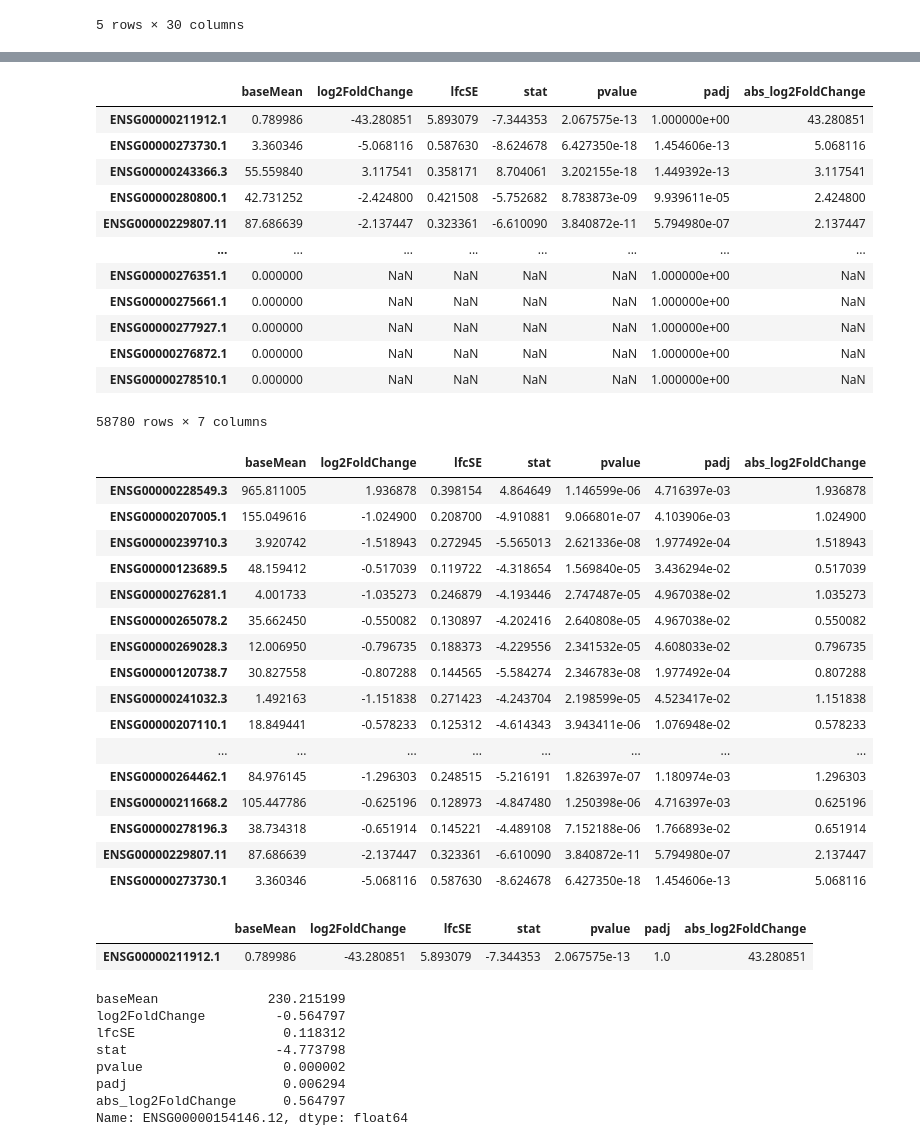
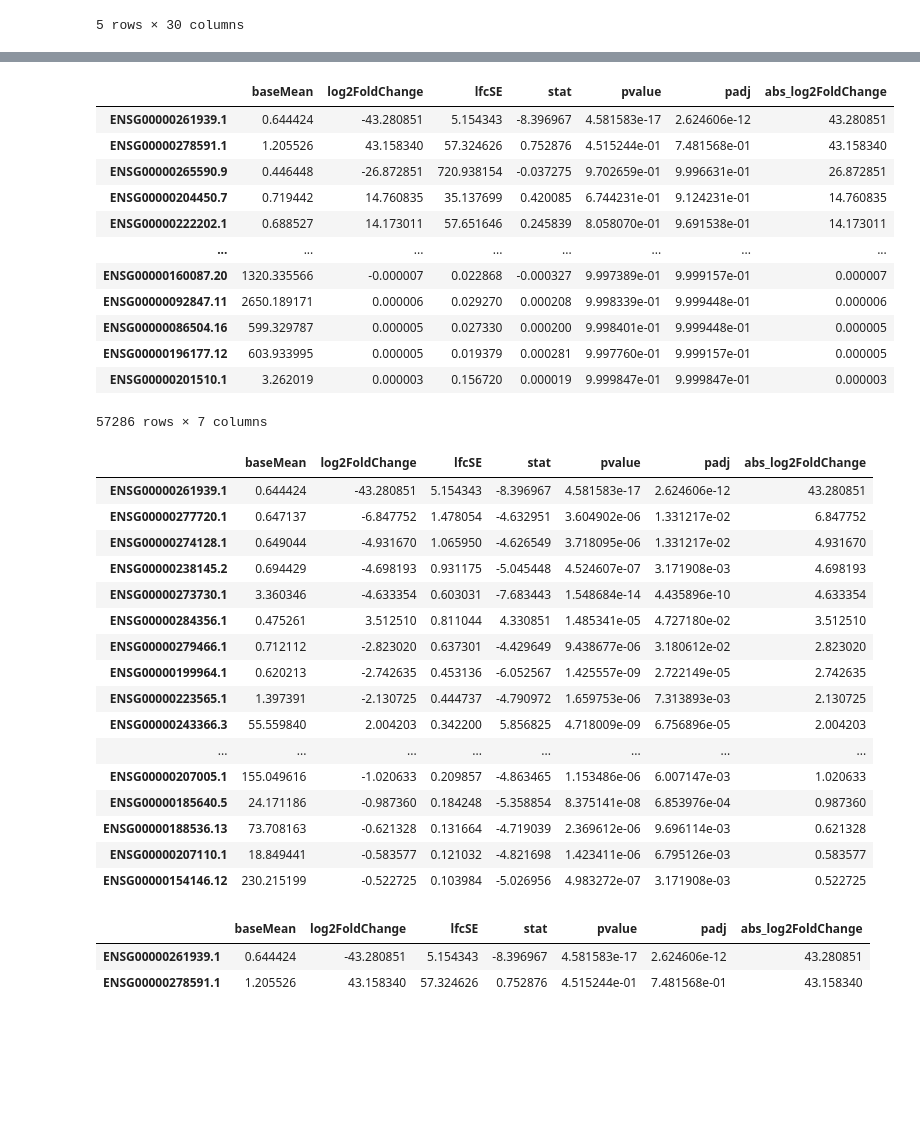
Before and after one commit to perpk/ppmi-wip, a Jupyter notebook: ppmi-wip.deg-males-control-pd-baselines.ipynb, the cells around one changed output, grey strips where cells are left out. Saved outputs shown, nothing was run; the diff lists cells and outputs as text; code cells hidden in the pictures; blank space fills up the shorter version.

```diff
--- a/ppmi-wip.deg-males-control-pd-baselines.ipynb
+++ b/ppmi-wip.deg-males-control-pd-baselines.ipynb
@@ -45,3 +45,11 @@ adata = ppmi_ad[(ppmi_ad.obs["Gender"] == "Male") &
                 (ppmi_ad.obs["Diagnosis"].isin(["PD", "Control"]))]
 # %%
 cell_props = pd.read_csv("/Users/kpax/Documents/aep/study/MSC/lab/PPMI_Project_133_RNASeq/cibersortx_metadata_df.csv", index_col=0)
+# %%
+counts_log2 = pd.DataFrame(adata.layers['counts_log2'], index=adata.obs_names, columns=adata.var_names)
+# %%
+from sklearn.feature_selection import VarianceThreshold
+selector = VarianceThreshold(threshold=0.01)
+filtered_counts = selector.fit_transform(counts_log2)
+filtered_genes = counts_log2.columns[selector.get_support()]
+filtered_genes
@@ -59,7 +78,7 @@ filtered_cell_meta.head()
 | 3174.BL.PP0015.7985.5104.SL.0027 | 0.002609 | 0.006557 | 0.0 | 0.000000 | 0.218058 | 0.128217 | ... |
 5 rows × 30 columns
 # %%
-filtered_cell_meta = filtered_cell_meta.loc[:, filtered_cell_meta.columns.isin(["Gender", "Diagnosis", "Neutrophils", "Monocytes"])] #~filtered_cell_meta.columns.isin(["P-value", "Correlation", "RMSE", "Visit", "Gender", "Genetic_Group", "Age_Group"])]
+filtered_cell_meta = filtered_cell_meta.loc[:, filtered_cell_meta.columns.isin(["Diagnosis", "Neutrophils", "Monocytes", "T cells CD4 naive", "NK cells activated", "NK cells resting", "T cells CD4 memory resting"])] #~filtered_cell_meta.columns.isin(["P-value", "Correlation", "RMSE", "Visit", "Gender", "Genetic_Group", "Age_Group"])]
 # %%
 filtered_cell_meta = filtered_cell_meta.loc[:, filtered_cell_meta.sum(axis=0) != 0]
 # %%
@@ -86,4 +111,5 @@ filtered_cell_meta.head()
 # %%
 df = adata.to_df()
+df = df.loc[:, filtered_genes]
 df.head()
 # %% [output]
@@ -158,53 +184,43 @@ deg_results['padj'] = deg_results['padj'].fillna(1)
 deg_results.sort_values(by=["abs_log2FoldChange", "padj"], ascending=[False, True])
 # %% [output]
 |  | baseMean | log2FoldChange | lfcSE | stat | pvalue | padj | abs_log2FoldChange |
-| ENSG00000211912.1 | 0.789986 | -43.280851 | 5.893079 | -7.344353 | 2.067575e-13 | 1.000000e+00 | 43.280851 |
-| ENSG00000273730.1 | 3.360346 | -5.068116 | 0.587630 | -8.624678 | 6.427350e-18 | 1.454606e-13 | 5.068116 |
-| ENSG00000243366.3 | 55.559840 | 3.117541 | 0.358171 | 8.704061 | 3.202155e-18 | 1.449392e-13 | 3.117541 |
-| ENSG00000280800.1 | 42.731252 | -2.424800 | 0.421508 | -5.752682 | 8.783873e-09 | 9.939611e-05 | 2.424800 |
-| ENSG00000229807.11 | 87.686639 | -2.137447 | 0.323361 | -6.610090 | 3.840872e-11 | 5.794980e-07 | 2.137447 |
+| ENSG00000261939.1 | 0.644424 | -43.280851 | 5.154343 | -8.396967 | 4.581583e-17 | 2.624606e-12 | 43.280851 |
+| ENSG00000278591.1 | 1.205526 | 43.158340 | 57.324626 | 0.752876 | 4.515244e-01 | 7.481568e-01 | 43.158340 |
+| ENSG00000265590.9 | 0.446448 | -26.872851 | 720.938154 | -0.037275 | 9.702659e-01 | 9.996631e-01 | 26.872851 |
+| ENSG00000204450.7 | 0.719442 | 14.760835 | 35.137699 | 0.420085 | 6.744231e-01 | 9.124231e-01 | 14.760835 |
+| ENSG00000222202.1 | 0.688527 | 14.173011 | 57.651646 | 0.245839 | 8.058070e-01 | 9.691538e-01 | 14.173011 |
 | ... | ... | ... | ... | ... | ... | ... | ... |
-| ENSG00000276351.1 | 0.000000 | NaN | NaN | NaN | NaN | 1.000000e+00 | NaN |
-| ENSG00000275661.1 | 0.000000 | NaN | NaN | NaN | NaN | 1.000000e+00 | NaN |
-| ENSG00000277927.1 | 0.000000 | NaN | NaN | NaN | NaN | 1.000000e+00 | NaN |
-| ENSG00000276872.1 | 0.000000 | NaN | NaN | NaN | NaN | 1.000000e+00 | NaN |
-| ENSG00000278510.1 | 0.000000 | NaN | NaN | NaN | NaN | 1.000000e+00 | NaN |
+| ENSG00000160087.20 | 1320.335566 | -0.000007 | 0.022868 | -0.000327 | 9.997389e-01 | 9.999157e-01 | 0.000007 |
+| ENSG00000092847.11 | 2650.189171 | 0.000006 | 0.029270 | 0.000208 | 9.998339e-01 | 9.999448e-01 | 0.000006 |
+| ENSG00000086504.16 | 599.329787 | 0.000005 | 0.027330 | 0.000200 | 9.998401e-01 | 9.999448e-01 | 0.000005 |
+| ENSG00000196177.12 | 603.933995 | 0.000005 | 0.019379 | 0.000281 | 9.997760e-01 | 9.999157e-01 | 0.000005 |
+| ENSG00000201510.1 | 3.262019 | 0.000003 | 0.156720 | 0.000019 | 9.999847e-01 | 9.999847e-01 | 0.000003 |
-58780 rows × 7 columns
+57286 rows × 7 columns
 # %%
 deg_results_sign = deg_results[(deg_results['abs_log2FoldChange'] >= 0.5) & (deg_results['padj'] <= 0.05)]
-deg_results_sign
+deg_results_sign.sort_values(by=["abs_log2FoldChange", "padj"], ascending=[False, False])
 # %% [output]
 |  | baseMean | log2FoldChange | lfcSE | stat | pvalue | padj | abs_log2FoldChange |
-| ENSG00000228549.3 | 965.811005 | 1.936878 | 0.398154 | 4.864649 | 1.146599e-06 | 4.716397e-03 | 1.936878 |
-| ENSG00000207005.1 | 155.049616 | -1.024900 | 0.208700 | -4.910881 | 9.066801e-07 | 4.103906e-03 | 1.024900 |
-| ENSG00000239710.3 | 3.920742 | -1.518943 | 0.272945 | -5.565013 | 2.621336e-08 | 1.977492e-04 | 1.518943 |
-| ENSG00000123689.5 | 48.159412 | -0.517039 | 0.119722 | -4.318654 | 1.569840e-05 | 3.436294e-02 | 0.517039 |
-| ENSG00000276281.1 | 4.001733 | -1.035273 | 0.246879 | -4.193446 | 2.747487e-05 | 4.967038e-02 | 1.035273 |
-| ENSG00000265078.2 | 35.662450 | -0.550082 | 0.130897 | -4.202416 | 2.640808e-05 | 4.967038e-02 | 0.550082 |
-| ENSG00000269028.3 | 12.006950 | -0.796735 | 0.188373 | -4.229556 | 2.341532e-05 | 4.608033e-02 | 0.796735 |
-| ENSG00000120738.7 | 30.827558 | -0.807288 | 0.144565 | -5.584274 | 2.346783e-08 | 1.977492e-04 | 0.807288 |
-| ENSG00000241032.3 | 1.492163 | -1.151838 | 0.271423 | -4.243704 | 2.198599e-05 | 4.523417e-02 | 1.151838 |
-| ENSG00000207110.1 | 18.849441 | -0.578233 | 0.125312 | -4.614343 | 3.943411e-06 | 1.076948e-02 | 0.578233 |
+| ENSG00000261939.1 | 0.644424 | -43.280851 | 5.154343 | -8.396967 | 4.581583e-17 | 2.624606e-12 | 43.280851 |
+| ENSG00000277720.1 | 0.647137 | -6.847752 | 1.478054 | -4.632951 | 3.604902e-06 | 1.331217e-02 | 6.847752 |
+| ENSG00000274128.1 | 0.649044 | -4.931670 | 1.065950 | -4.626549 | 3.718095e-06 | 1.331217e-02 | 4.931670 |
+| ENSG00000238145.2 | 0.694429 | -4.698193 | 0.931175 | -5.045448 | 4.524607e-07 | 3.171908e-03 | 4.698193 |
+| ENSG00000273730.1 | 3.360346 | -4.633354 | 0.603031 | -7.683443 | 1.548684e-14 | 4.435896e-10 | 4.633354 |
+| ENSG00000284356.1 | 0.475261 | 3.512510 | 0.811044 | 4.330851 | 1.485341e-05 | 4.727180e-02 | 3.512510 |
+| ENSG00000279466.1 | 0.712112 | -2.823020 | 0.637301 | -4.429649 | 9.438677e-06 | 3.180612e-02 | 2.823020 |
+| ENSG00000199964.1 | 0.620213 | -2.742635 | 0.453136 | -6.052567 | 1.425557e-09 | 2.722149e-05 | 2.742635 |
+| ENSG00000223565.1 | 1.397391 | -2.130725 | 0.444737 | -4.790972 | 1.659753e-06 | 7.313893e-03 | 2.130725 |
+| ENSG00000243366.3 | 55.559840 | 2.004203 | 0.342200 | 5.856825 | 4.718009e-09 | 6.756896e-05 | 2.004203 |
 | ... | ... | ... | ... | ... | ... | ... | ... |
-| ENSG00000264462.1 | 84.976145 | -1.296303 | 0.248515 | -5.216191 | 1.826397e-07 | 1.180974e-03 | 1.296303 |
-| ENSG00000211668.2 | 105.447786 | -0.625196 | 0.128973 | -4.847480 | 1.250398e-06 | 4.716397e-03 | 0.625196 |
-| ENSG00000278196.3 | 38.734318 | -0.651914 | 0.145221 | -4.489108 | 7.152188e-06 | 1.766893e-02 | 0.651914 |
-| ENSG00000229807.11 | 87.686639 | -2.137447 | 0.323361 | -6.610090 | 3.840872e-11 | 5.794980e-07 | 2.137447 |
-| ENSG00000273730.1 | 3.360346 | -5.068116 | 0.587630 | -8.624678 | 6.427350e-18 | 1.454606e-13 | 5.068116 |
+| ENSG00000207005.1 | 155.049616 | -1.020633 | 0.209857 | -4.863465 | 1.153486e-06 | 6.007147e-03 | 1.020633 |
+| ENSG00000185640.5 | 24.171186 | -0.987360 | 0.184248 | -5.358854 | 8.375141e-08 | 6.853976e-04 | 0.987360 |
+| ENSG00000188536.13 | 73.708163 | -0.621328 | 0.131664 | -4.719039 | 2.369612e-06 | 9.696114e-03 | 0.621328 |
+| ENSG00000207110.1 | 18.849441 | -0.583577 | 0.121032 | -4.821698 | 1.423411e-06 | 6.795126e-03 | 0.583577 |
+| ENSG00000154146.12 | 230.215199 | -0.522725 | 0.103984 | -5.026956 | 4.983272e-07 | 3.171908e-03 | 0.522725 |
 # %%
 deg_results[deg_results["abs_log2FoldChange"] >= 40]
 # %% [output]
 |  | baseMean | log2FoldChange | lfcSE | stat | pvalue | padj | abs_log2FoldChange |
-| ENSG00000211912.1 | 0.789986 | -43.280851 | 5.893079 | -7.344353 | 2.067575e-13 | 1.0 | 43.280851 |
+| ENSG00000261939.1 | 0.644424 | -43.280851 | 5.154343 | -8.396967 | 4.581583e-17 | 2.624606e-12 | 43.280851 |
+| ENSG00000278591.1 | 1.205526 | 43.158340 | 57.324626 | 0.752876 | 4.515244e-01 | 7.481568e-01 | 43.158340 |
-# %%
-print(deg_results.loc["ENSG00000154146.12"])
-# %% [output]
-baseMean              230.215199
-log2FoldChange         -0.564797
-lfcSE                   0.118312
-stat                   -4.773798
-pvalue                  0.000002
-padj                    0.006294
-abs_log2FoldChange      0.564797
-Name: ENSG00000154146.12, dtype: float64
 # %%
```
Also changed, not shown: parts of 11 cells of this notebook, 3 other files.
